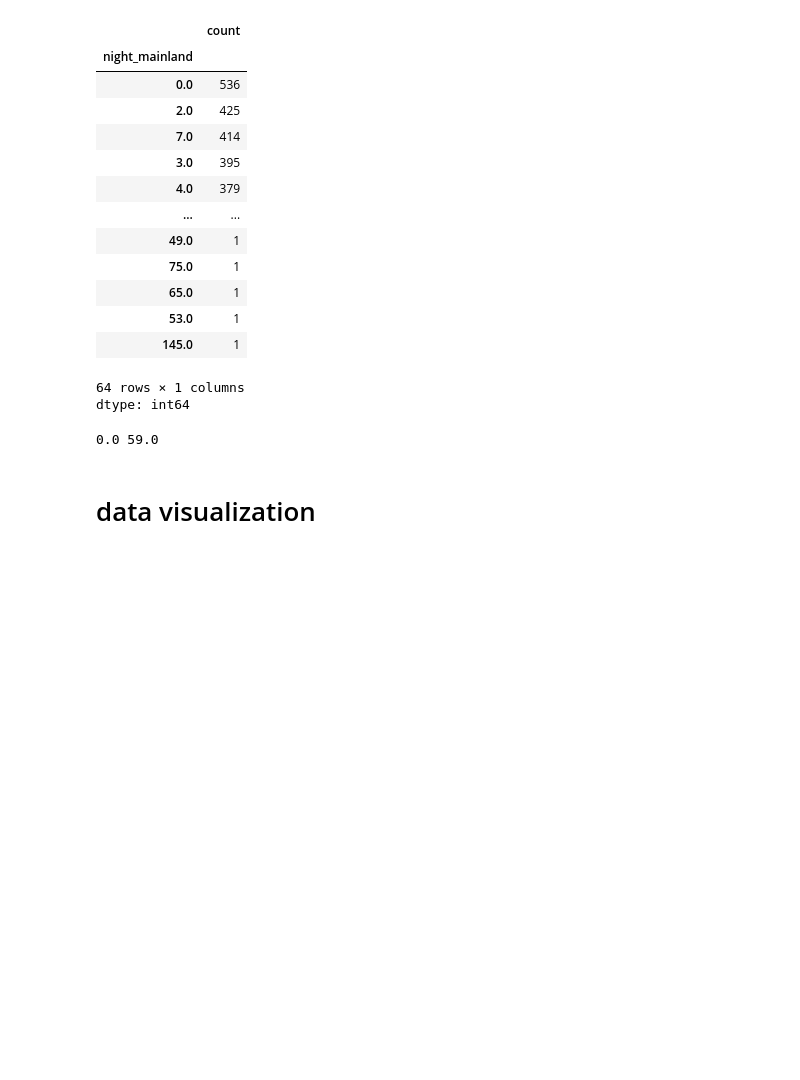
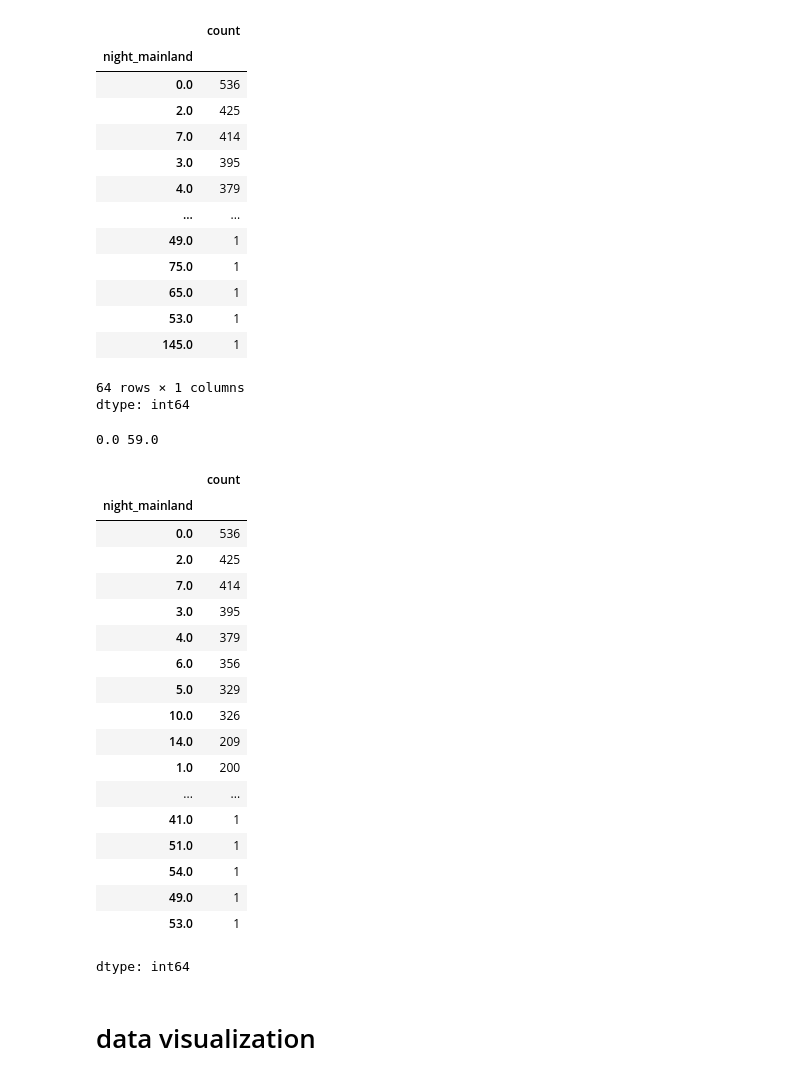
Before and after one commit to bachecodes/data-science-bootcamp-selection-projects, a Jupyter notebook: final-project/final__project_code.ipynb, the cells around one changed output. Cells and saved outputs as stored; diff of their text form; code cells hidden in the pictures; blank space fills up the shorter version.

```diff
--- a/final-project/final__project_code.ipynb
+++ b/final-project/final__project_code.ipynb
@@ -329,13 +301,29 @@ df.night_mainland.value_counts()
 | 145.0 | 1 |
 64 rows × 1 columns
 dtype: int64
-# %%
-lower = df['night_mainland'].quantile(0.01)
-upper = df['night_mainland'].quantile(0.99)
-xx = np.clip(df['night_mainland'], lower, upper)
-print(lower,upper)
-# %% [output]
-0.0 59.0
+# %%
+remove_outliers('night_mainland')
+# %% [output]
+0.0 59.0
+|  | count |
+| night_mainland |  |
+| 0.0 | 536 |
+| 2.0 | 425 |
+| 7.0 | 414 |
+| 3.0 | 395 |
+| 4.0 | 379 |
+| 6.0 | 356 |
+| 5.0 | 329 |
+| 10.0 | 326 |
+| 14.0 | 209 |
+| 1.0 | 200 |
+| ... | ... |
+| 41.0 | 1 |
+| 51.0 | 1 |
+| 54.0 | 1 |
+| 49.0 | 1 |
+| 53.0 | 1 |
+dtype: int64
 # %%
 #sns.kdeplot(df.night_mainland)
 # %% [markdown]
```
Also changed, not shown: parts of 10 cells of this notebook.
